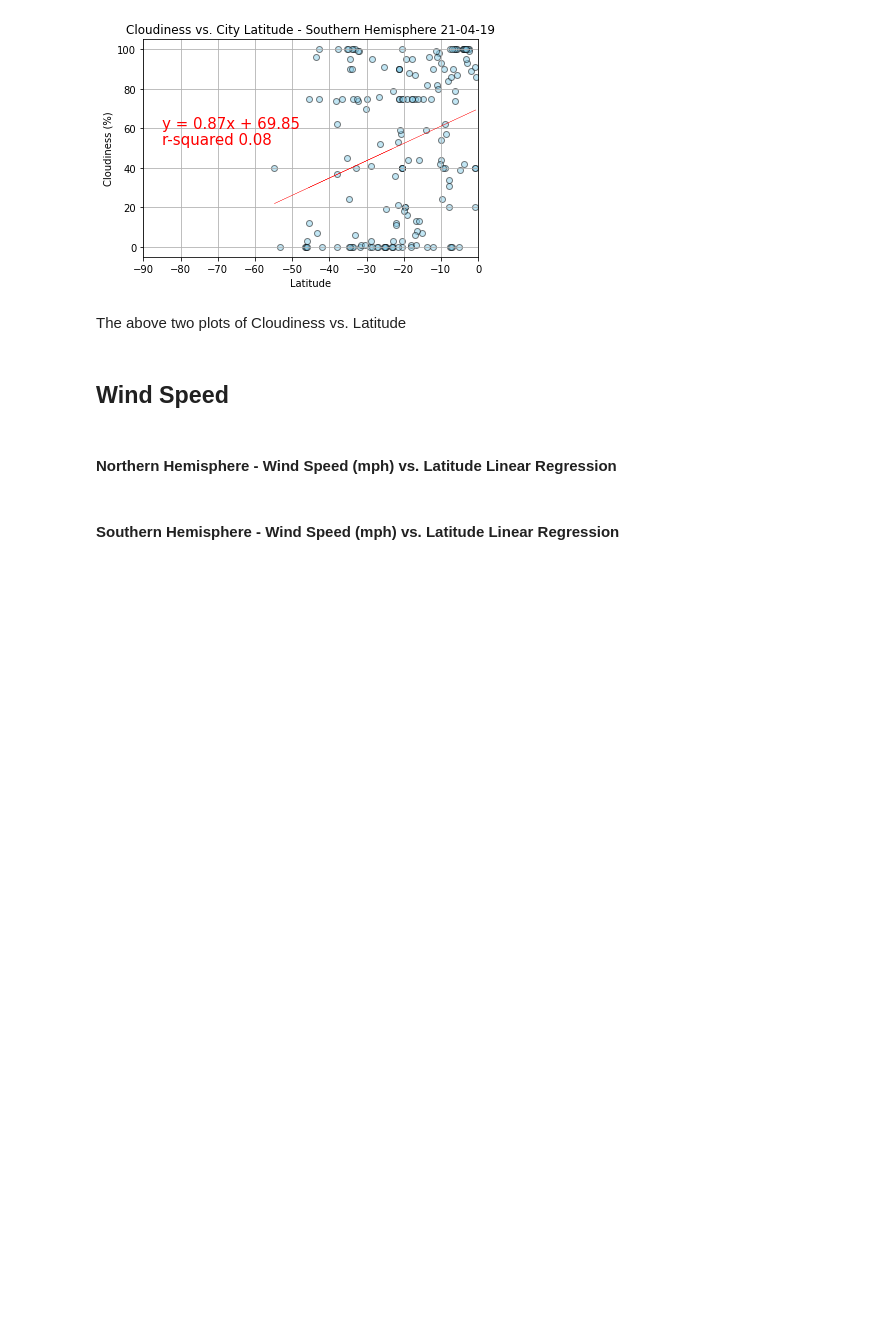
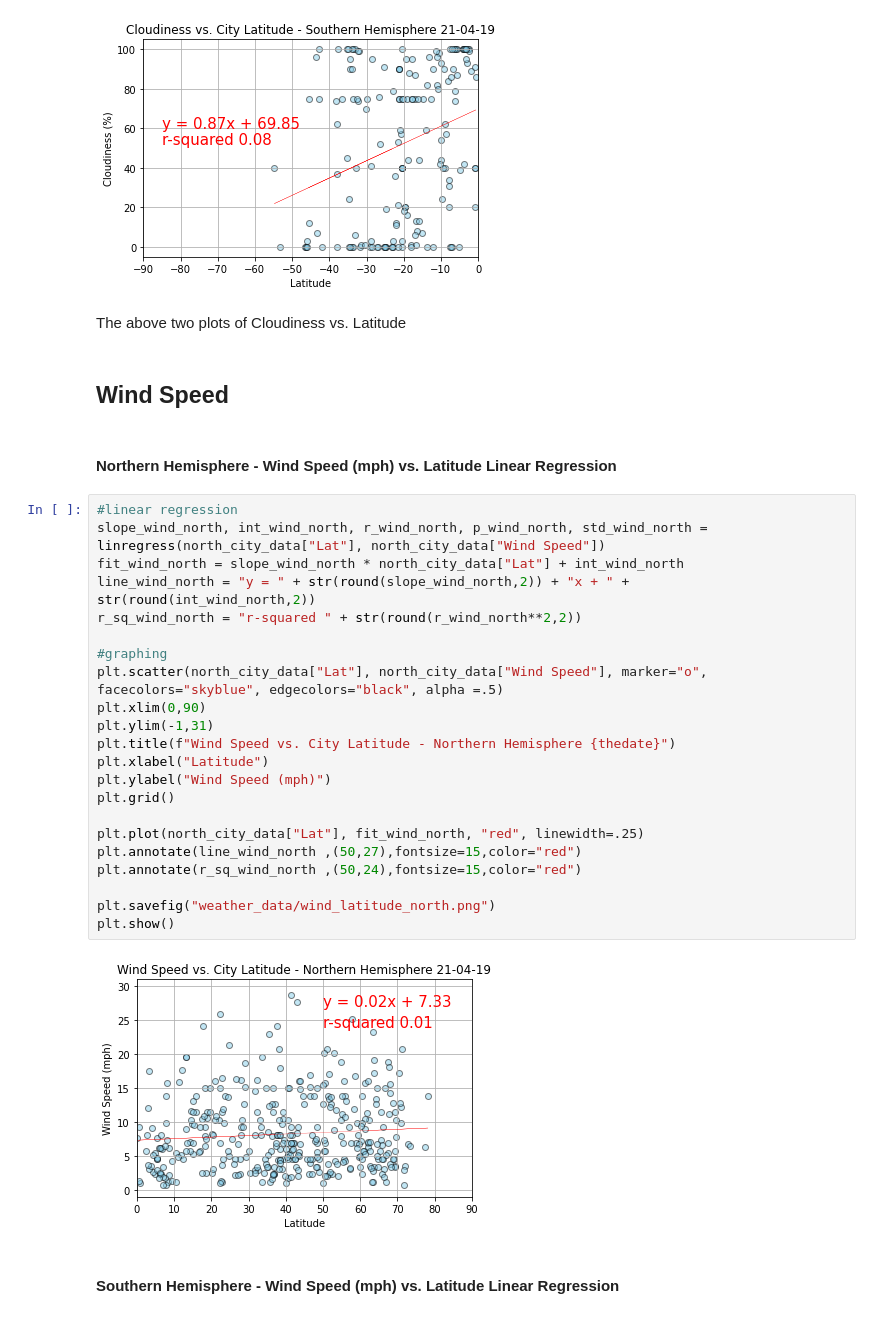
Before and after one commit to madisonfisher/python-api-challenge, a Jupyter notebook: WeatherPy.ipynb, the cells around one changed output. Drawn from its saved outputs; the diff is of its cells as text; blank space fills up the shorter version.

Commit message:
created wind speeds north and south with linear regression graphs

```diff
--- a/WeatherPy.ipynb
+++ b/WeatherPy.ipynb
@@ -400,5 +400,29 @@ The above two plots of Cloudiness vs. Latitude
 ## Wind Speed
 # %% [markdown]
 ####  Northern Hemisphere - Wind Speed (mph) vs. Latitude Linear Regression
+# %%
+#linear regression
+slope_wind_north, int_wind_north, r_wind_north, p_wind_north, std_wind_north = linregress(north_city_data["Lat"], north_city_data["Wind Speed"])
+fit_wind_north = slope_wind_north * north_city_data["Lat"] + int_wind_north
+line_wind_north = "y = " + str(round(slope_wind_north,2)) + "x + " + str(round(int_wind_north,2))
+r_sq_wind_north = "r-squared " + str(round(r_wind_north**2,2))
+
+#graphing
+plt.scatter(north_city_data["Lat"], north_city_data["Wind Speed"], marker="o", facecolors="skyblue", edgecolors="black", alpha =.5)
+plt.xlim(0,90)
+plt.ylim(-1,31)
+plt.title(f"Wind Speed vs. City Latitude - Northern Hemisphere {thedate}")
+plt.xlabel("Latitude")
+plt.ylabel("Wind Speed (mph)")
+plt.grid()
+
+plt.plot(north_city_data["Lat"], fit_wind_north, "red", linewidth=.25)
+plt.annotate(line_wind_north ,(50,27),fontsize=15,color="red")
+plt.annotate(r_sq_wind_north ,(50,24),fontsize=15,color="red")
+
+plt.savefig("weather_data/wind_latitude_north.png")
+plt.show()
+# %% [output]
+[figure, added]
 # %% [markdown]
 ####  Southern Hemisphere - Wind Speed (mph) vs. Latitude Linear Regression
```
Also changed, not shown: parts of 1 cell of this notebook, 2 other files.
